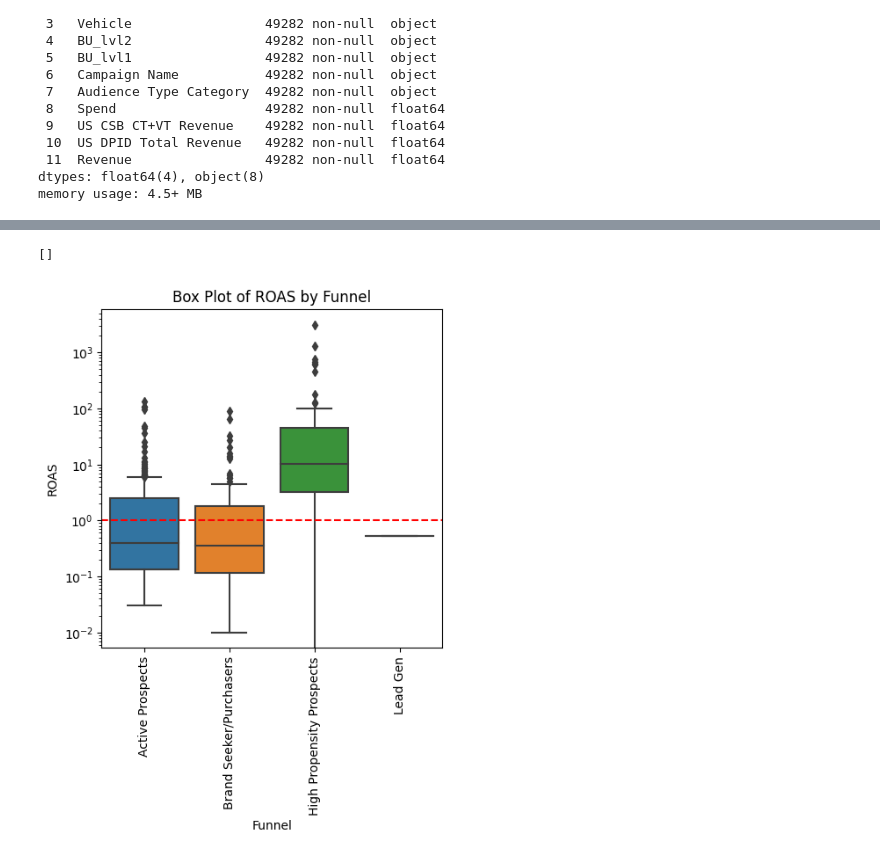
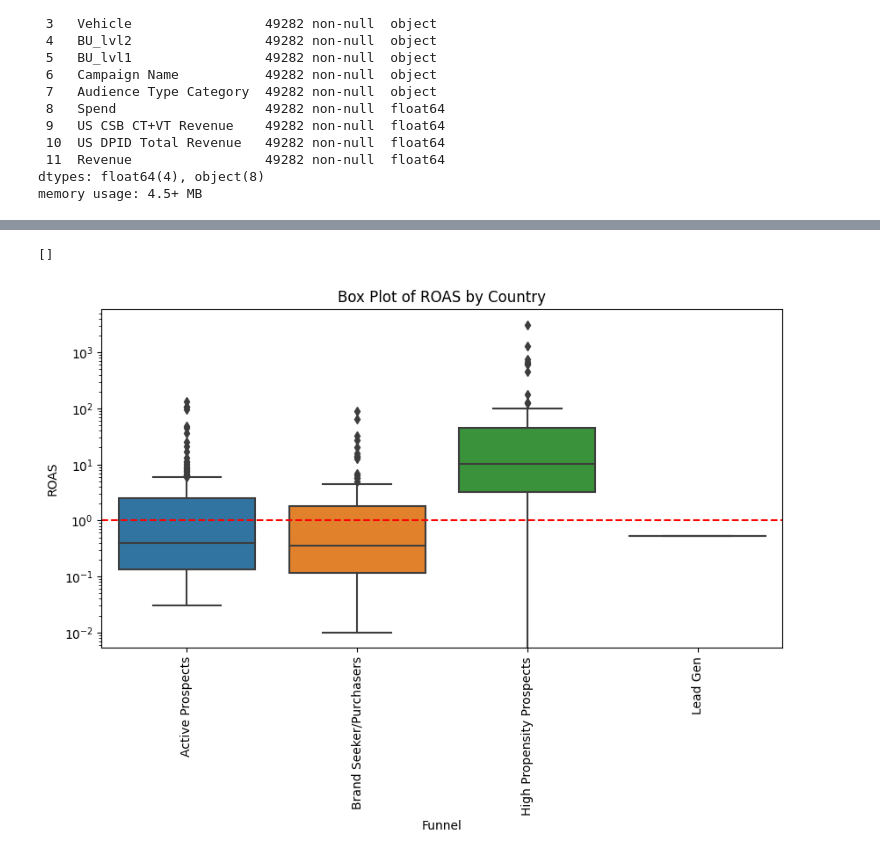
Before and after one commit to 0xrsfagundes/File-Manipulation, a Jupyter notebook: Audience Performance Analysis/ROAS Analysis.ipynb, the cells around one changed output, grey strips where cells are left out. Drawn from its saved outputs; the diff is of its cells as text; code cells hidden in the pictures.

```diff
--- a/Audience Performance Analysis/ROAS Analysis.ipynb
+++ b/Audience Performance Analysis/ROAS Analysis.ipynb
@@ -113,23 +113,23 @@ grouped_b2b_df = grouped_df[(grouped_df['Spend'] > 0)
                         & (grouped_df['BU_lvl1'].isin(['B2B']))]
 # %%
 # Create a box plot by 'BU_lvl1'
-fig, ax1 = plt.subplots(figsize=(5, 5))
+fig, ax1 = plt.subplots(figsize=(10, 5))
 
 # Set plot title and labels
-ax1.set_title('Box Plot of ROAS by Funnel')
+ax1.set_title('Box Plot of ROAS by Country')
 ax1.set_ylabel('ROAS')
 
 # Create the box plot
 sns.boxplot(data=grouped_csb_df, x='Funnel', y='ROAS')
 
 plt.axhline(y=1, color='r', linestyle='--', label='ROAS = 1')
 
 plt.xticks(rotation=90)
 
 # Show the plot
 plt.semilogy()
 # %% [output]
 []
-[figure, old version]
+[figure, new version]
 # %%
 # Create a box plot by 'BU_lvl1'
```
Also changed, not shown: parts of 3 cells of this notebook.
